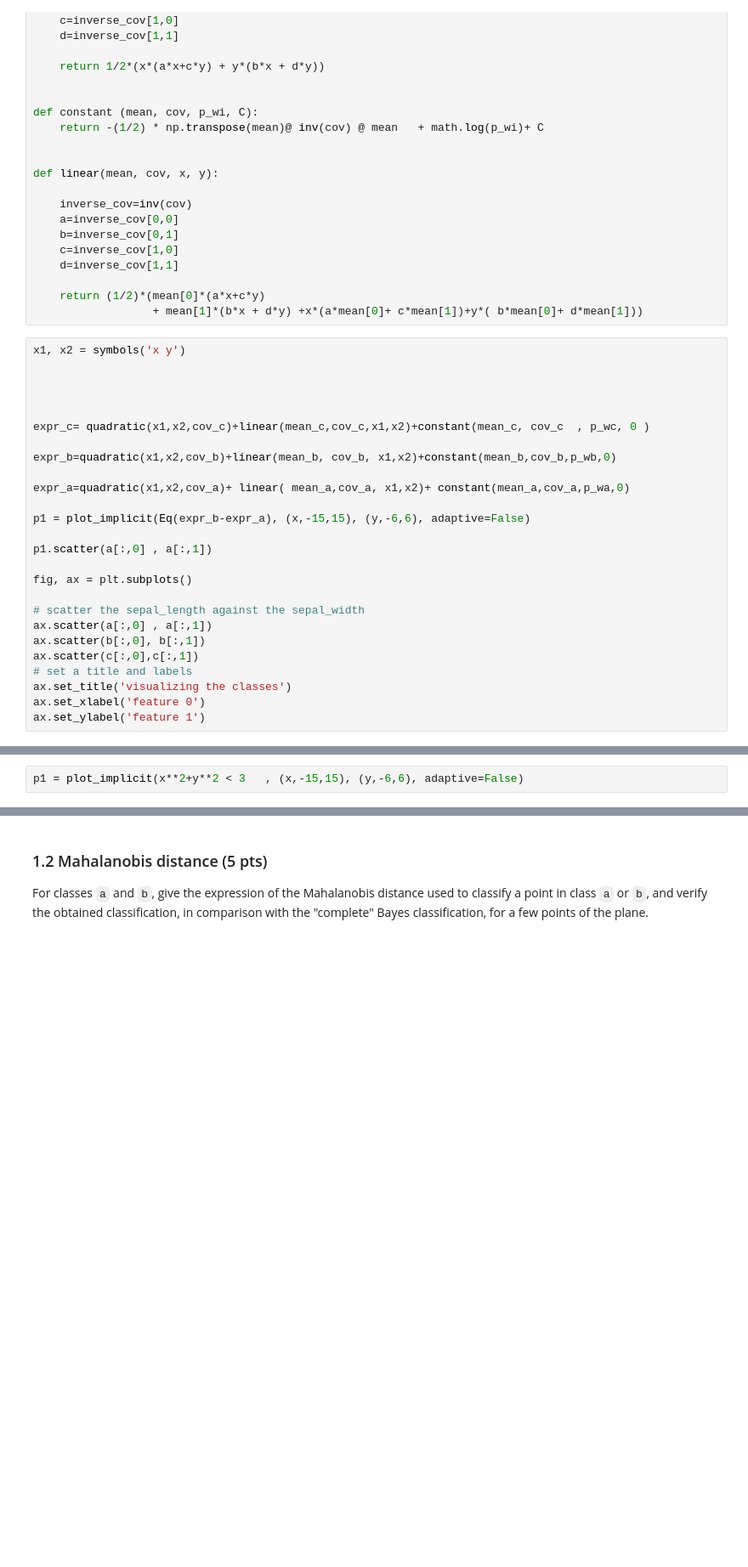
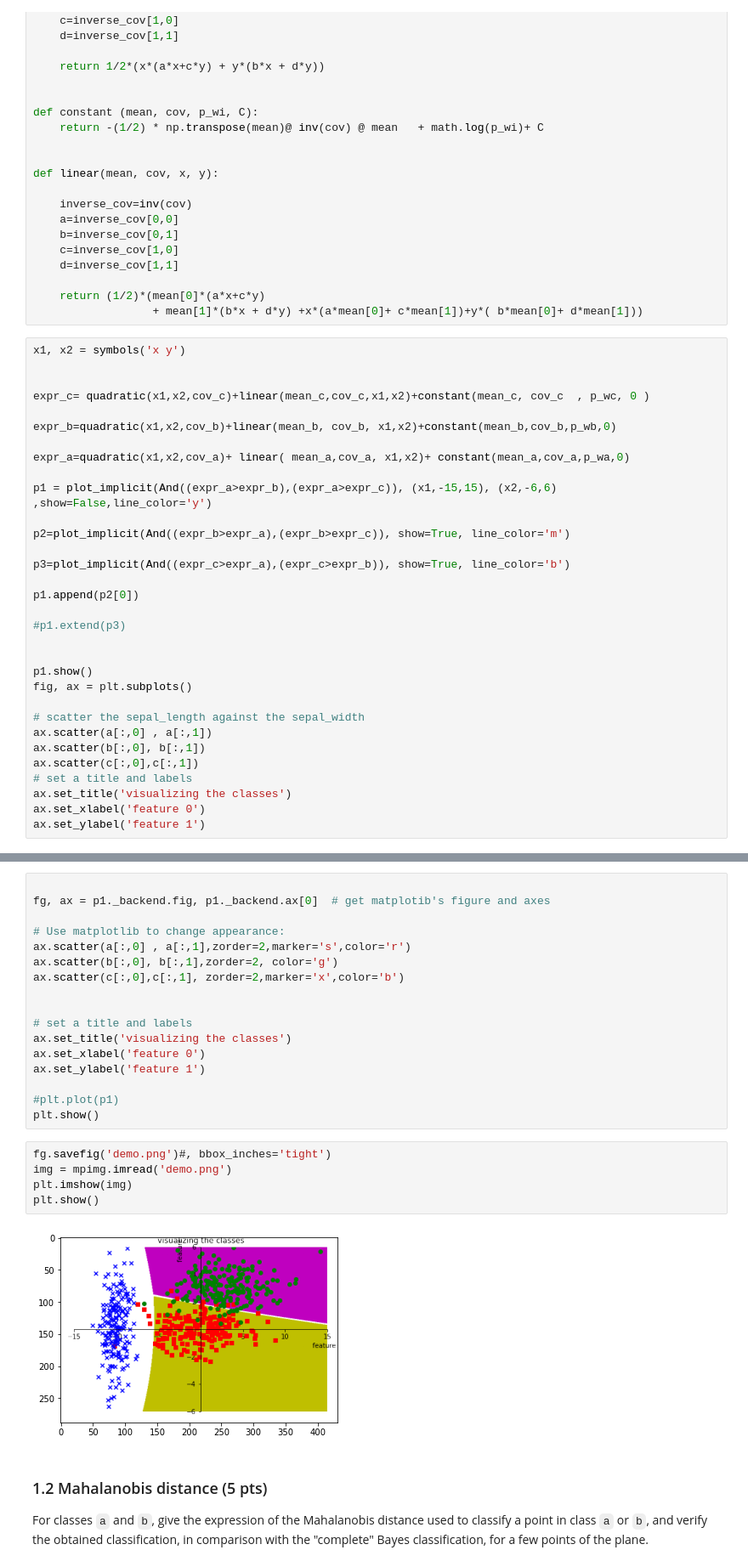
Before and after one commit to Ahmedounet/iapr, a Jupyter notebook: labs/lab_03_classification.ipynb, the cells around one changed output, grey strips where cells are left out. Shown at 85% size. Drawn from its saved outputs; the diff is of its cells as text; blank space fills up the shorter version.

```diff
--- a/labs/lab_03_classification.ipynb
+++ b/labs/lab_03_classification.ipynb
@@ -160,8 +180,6 @@ def linear(mean, cov, x, y):
                   + mean[1]*(b*x + d*y) +x*(a*mean[0]+ c*mean[1])+y*( b*mean[0]+ d*mean[1]))
 # %%
 x1, x2 = symbols('x y')
-
-
 
 
 expr_c= quadratic(x1,x2,cov_c)+linear(mean_c,cov_c,x1,x2)+constant(mean_c, cov_c  , p_wc, 0 )
@@ -170,10 +188,18 @@ expr_b=quadratic(x1,x2,cov_b)+linear(mean_b, cov_b, x1,x2)+constant(mean_b,cov_b
 
 expr_a=quadratic(x1,x2,cov_a)+ linear( mean_a,cov_a, x1,x2)+ constant(mean_a,cov_a,p_wa,0)
 
-p1 = plot_implicit(Eq(expr_b-expr_a), (x,-15,15), (y,-6,6), adaptive=False)
+p1 = plot_implicit(And((expr_a>expr_b),(expr_a>expr_c)), (x1,-15,15), (x2,-6,6) ,show=False,line_color='y')
 
-p1.scatter(a[:,0] , a[:,1])
+p2=plot_implicit(And((expr_b>expr_a),(expr_b>expr_c)), show=True, line_color='m')
 
+p3=plot_implicit(And((expr_c>expr_a),(expr_c>expr_b)), show=True, line_color='b')
+
+p1.append(p2[0])
+
+#p1.extend(p3)
+
+
+p1.show()
 fig, ax = plt.subplots()
 
 # scatter the sepal_length against the sepal_width
@@ -190,2 +212,0 @@ AttributeError: 'Plot' object has no attribute 'scatter'
-# %%
-p1 = plot_implicit(x**2+y**2 < 3   , (x,-15,15), (y,-6,6), adaptive=False)
@@ -210,3 +213,27 @@ data=np.concatenate((data_a, data_b , data_c),axis=0)
+# %%
+
+fg, ax = p1._backend.fig, p1._backend.ax[0]  # get matplotib's figure and axes
+
+# Use matplotlib to change appearance:
+ax.scatter(a[:,0] , a[:,1],zorder=2,marker='s',color='r')
+ax.scatter(b[:,0], b[:,1],zorder=2, color='g')
+ax.scatter(c[:,0],c[:,1], zorder=2,marker='x',color='b')
+
+
+# set a title and labels
+ax.set_title('visualizing the classes')
+ax.set_xlabel('feature 0')
+ax.set_ylabel('feature 1')
+
+#plt.plot(p1)
+plt.show()
+# %%
+fg.savefig('demo.png')#, bbox_inches='tight')
+img = mpimg.imread('demo.png')
+plt.imshow(img)
+plt.show()
+# %% [output]
+[figure, added]
 # %% [markdown]
 ### 1.2 Mahalanobis distance (5 pts)
 For classes `a` and `b`, give the expression of the Mahalanobis distance used to classify a point in class `a` or `b`, and verify the obtained classification, in comparison with the "complete" Bayes classification, for a few points of the plane.
```
Also changed, not shown: parts of 8 cells of this notebook, 3 other files.
